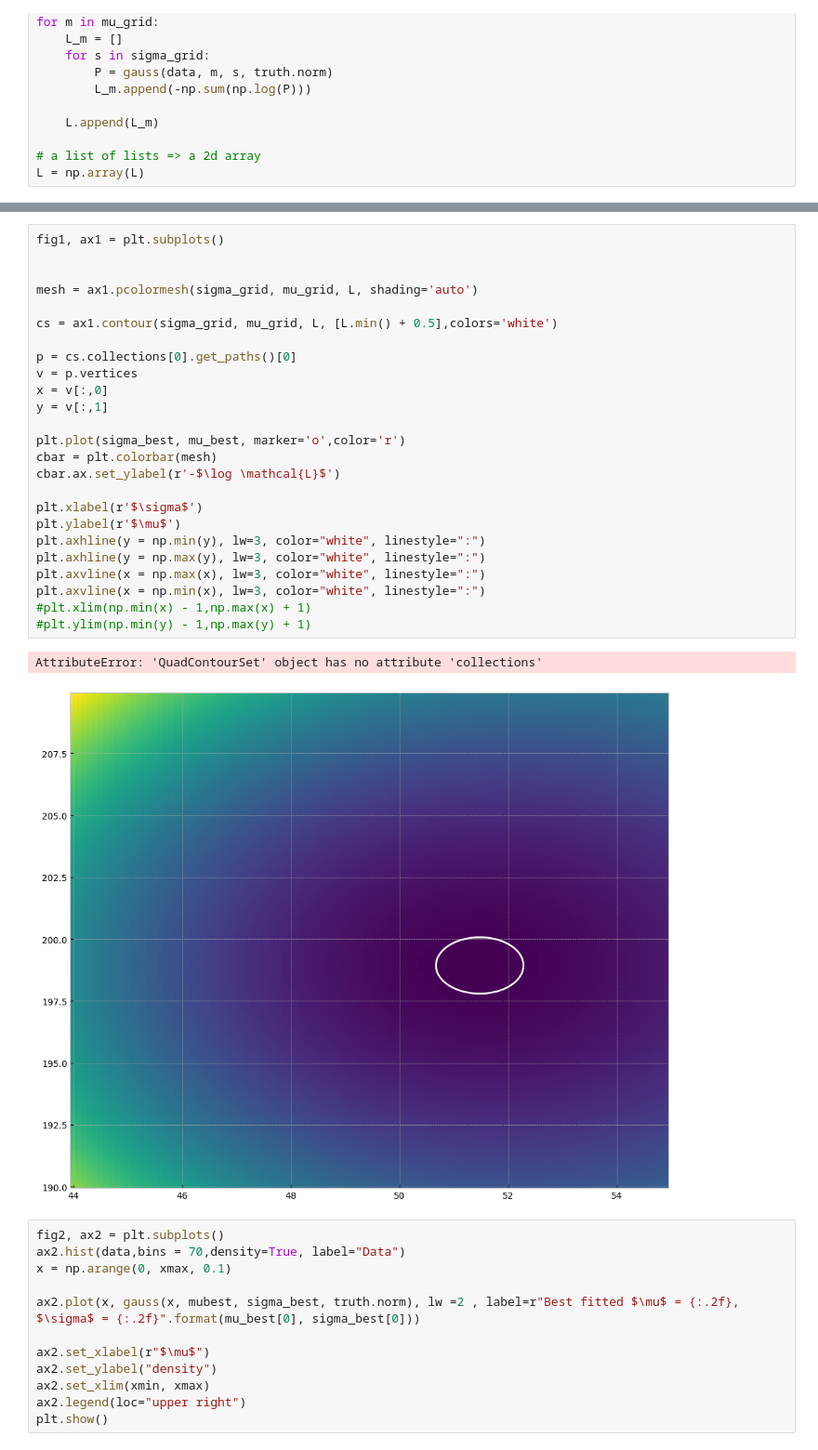
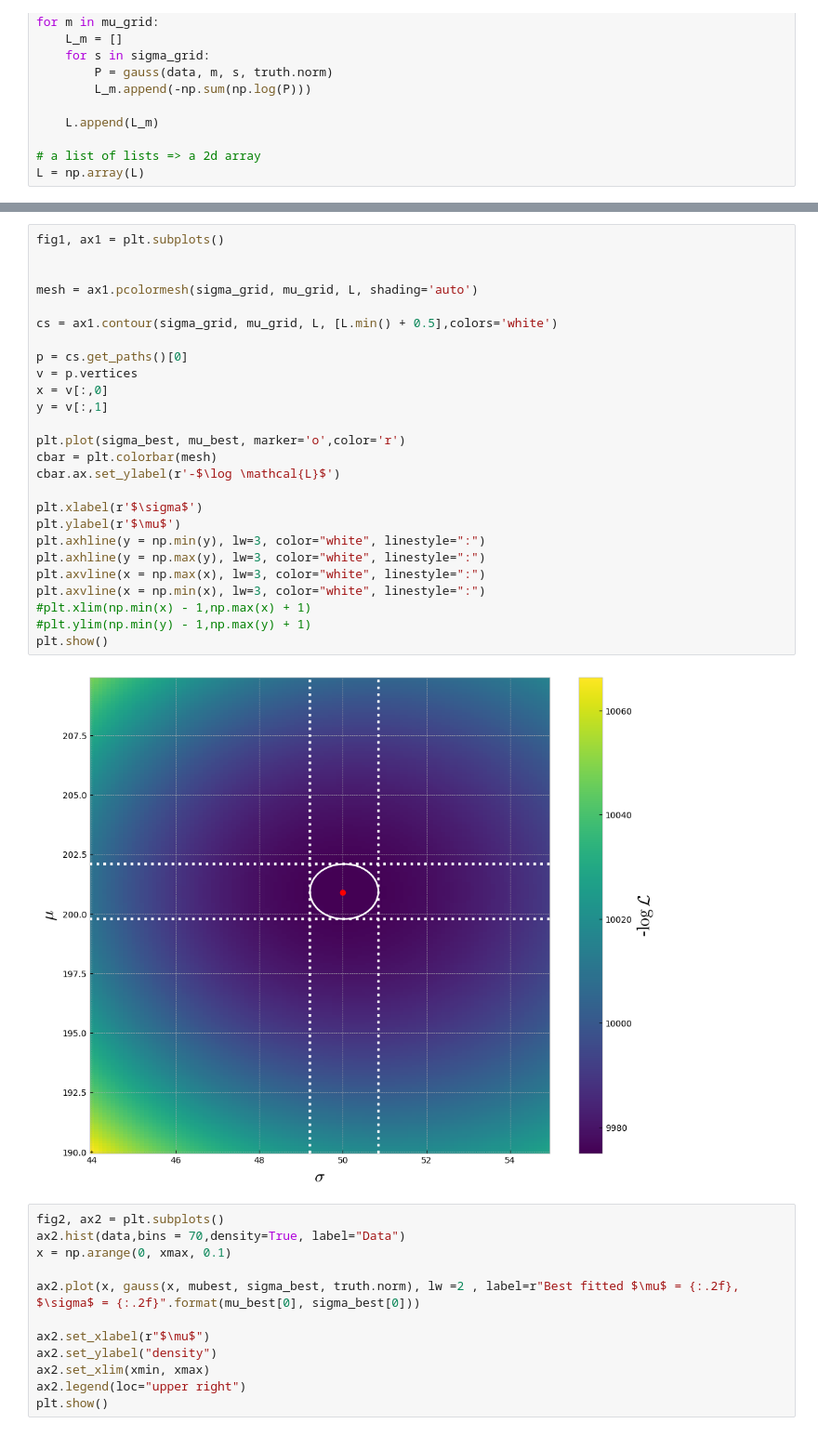
Before and after one commit to zemrude/PHYS-F-311, a Jupyter notebook: Fitting-Methods.ipynb, the cells around one changed output, grey strips where cells are left out. Shown at 93% size. Saved outputs shown, nothing was run; the diff lists cells and outputs as text.

```diff
--- a/Fitting-Methods.ipynb
+++ b/Fitting-Methods.ipynb
@@ -265,31 +264,31 @@ print (mu_best, sigma_best)
 # %%
 fig1, ax1 = plt.subplots()
 
 
 mesh = ax1.pcolormesh(sigma_grid, mu_grid, L, shading='auto')
 
 cs = ax1.contour(sigma_grid, mu_grid, L, [L.min() + 0.5],colors='white')
 
-p = cs.collections[0].get_paths()[0]
+p = cs.get_paths()[0]
 v = p.vertices
 x = v[:,0]
 y = v[:,1]
 
 plt.plot(sigma_best, mu_best, marker='o',color='r')
 cbar = plt.colorbar(mesh)
 cbar.ax.set_ylabel(r'-$\log \mathcal{L}$')
 
 plt.xlabel(r'$\sigma$')
 plt.ylabel(r'$\mu$')
 plt.axhline(y = np.min(y), lw=3, color="white", linestyle=":")
 plt.axhline(y = np.max(y), lw=3, color="white", linestyle=":")
 plt.axvline(x = np.max(x), lw=3, color="white", linestyle=":")
 plt.axvline(x = np.min(x), lw=3, color="white", linestyle=":")
 #plt.xlim(np.min(x) - 1,np.max(x) + 1)
 #plt.ylim(np.min(y) - 1,np.max(y) + 1)
+plt.show()
 # %% [output]
-AttributeError: 'QuadContourSet' object has no attribute 'collections'
-[figure, old version]
+[figure, new version]
 # %%
 fig2, ax2 = plt.subplots()
 ax2.hist(data,bins = 70,density=True, label="Data")
```
Also changed, not shown: parts of 12 cells of this notebook.
